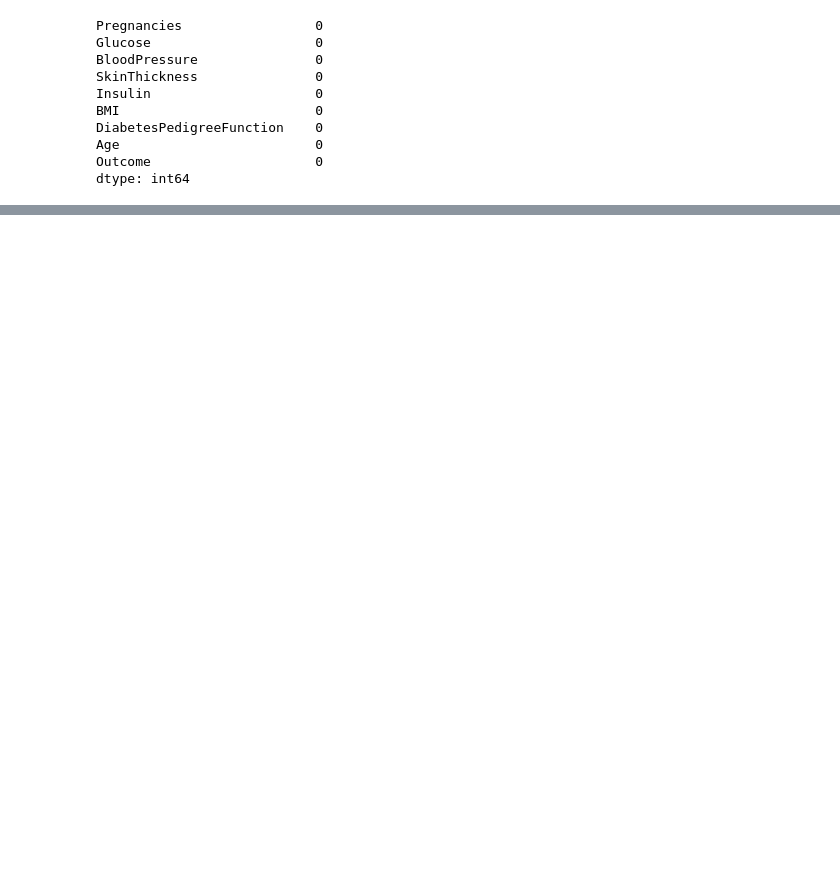
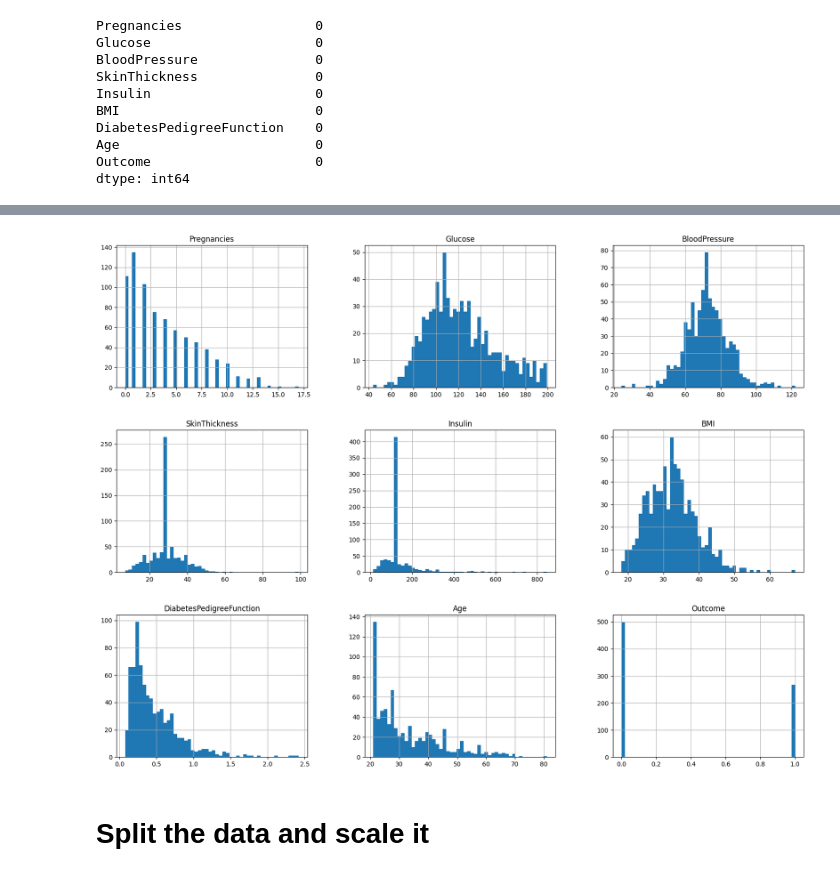
Before and after one commit to Anindya4/Machine-Learning, a Jupyter notebook: logestic_regression.ipynb, the cells around one changed output, grey strips where cells are left out. Cells and saved outputs as stored; diff of their text form; code cells hidden in the pictures; blank space fills up the shorter version.

```diff
--- a/logestic_regression.ipynb
+++ b/logestic_regression.ipynb
@@ -72,0 +80,23 @@ dtype: int64
+# %%
+# Remove all the zeros with NaN as those are most probabily wrong as thsoe values can not be zero:
+
+df = data.copy()
+zero_col = ["Insulin", "SkinThickness", "Glucose", "BloodPressure", "BMI"]
+df[zero_col] = df[zero_col].replace(0,np.nan)
+# %%
+# Replace these values with median of the column:
+for col in ["Insulin", "SkinThickness", "Glucose"]:
+    median_col = np.median(df[df[col].notna()][col])
+    df[col] = df[col].fillna(median_col)
+
+# Replace these values with mean of the column:
+for col in ["BloodPressure", "BMI"]:
+    mean_col = np.mean(df[df[col].notna()][col])
+    df[col]=df[col].fillna(mean_col)
+# %%
+df.hist(bins=50, figsize=(20,15))
+plt.show()
+# %% [output]
+[figure, added]
+# %% [markdown]
+# Split the data and scale it
```
Also changed, not shown: parts of 11 cells of this notebook.
